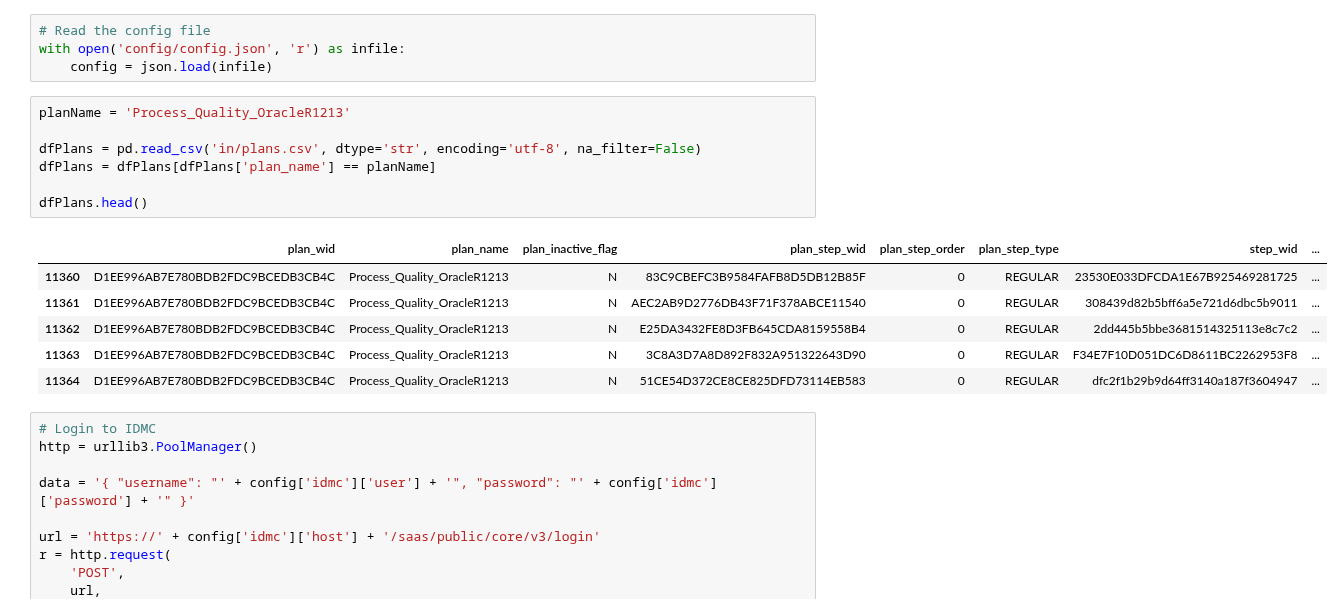
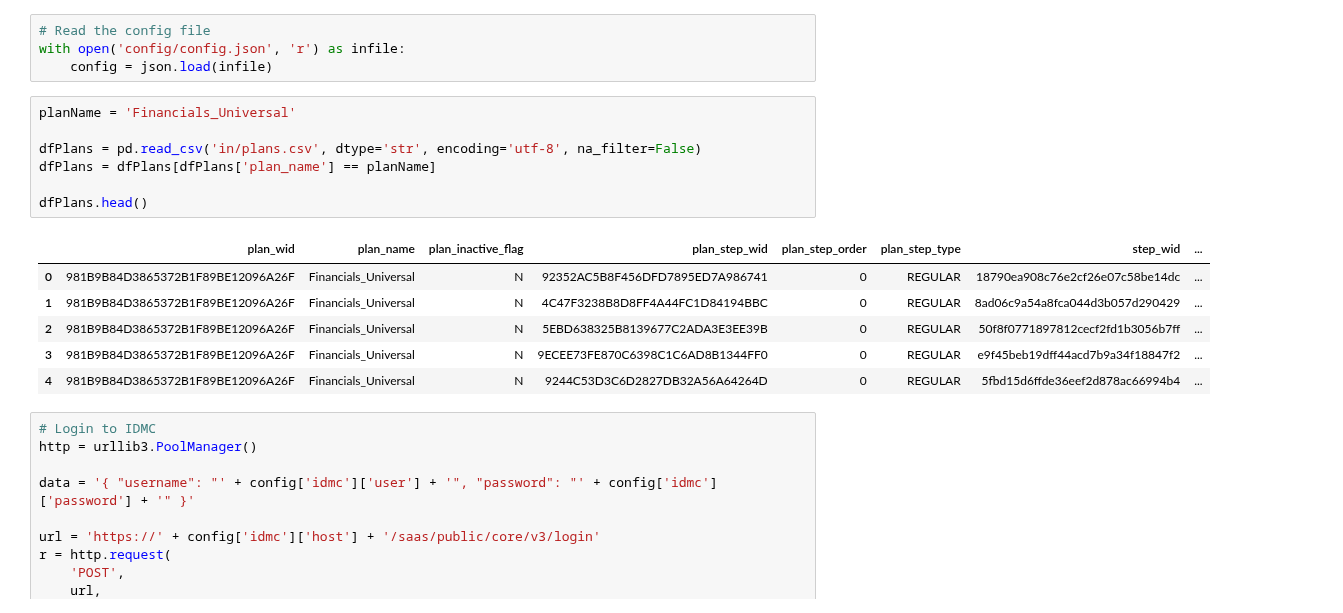
Before and after one commit to jonbowring/dac2idmc2.0, a Jupyter notebook: genTestTasks.ipynb, the cells around one changed output. Saved outputs shown, nothing was run; the diff lists cells and outputs as text.

```diff
--- a/genTestTasks.ipynb
+++ b/genTestTasks.ipynb
@@ -8,19 +8,19 @@ from urllib.parse import quote
 with open('config/config.json', 'r') as infile:
     config = json.load(infile)
 # %%
-planName = 'Process_Quality_OracleR1213'
+planName = 'Financials_Universal'
 
 dfPlans = pd.read_csv('in/plans.csv', dtype='str', encoding='utf-8', na_filter=False)
 dfPlans = dfPlans[dfPlans['plan_name'] == planName]
 
 dfPlans.head()
 # %% [output]
 |  | plan_wid | plan_name | plan_inactive_flag | plan_step_wid | plan_step_order | plan_step_type | step_wid | ... |
-| 11360 | D1EE996AB7E780BDB2FDC9BCEDB3CB4C | Process_Quality_OracleR1213 | N | 83C9CBEFC3B9584FAFB8D5DB12B85F | 0 | REGULAR | 23530E033DFCDA1E67B925469281725 | ... |
-| 11361 | D1EE996AB7E780BDB2FDC9BCEDB3CB4C | Process_Quality_OracleR1213 | N | AEC2AB9D2776DB43F71F378ABCE11540 | 0 | REGULAR | 308439d82b5bff6a5e721d6dbc5b9011 | ... |
-| 11362 | D1EE996AB7E780BDB2FDC9BCEDB3CB4C | Process_Quality_OracleR1213 | N | E25DA3432FE8D3FB645CDA8159558B4 | 0 | REGULAR | 2dd445b5bbe3681514325113e8c7c2 | ... |
-| 11363 | D1EE996AB7E780BDB2FDC9BCEDB3CB4C | Process_Quality_OracleR1213 | N | 3C8A3D7A8D892F832A951322643D90 | 0 | REGULAR | F34E7F10D051DC6D8611BC2262953F8 | ... |
-| 11364 | D1EE996AB7E780BDB2FDC9BCEDB3CB4C | Process_Quality_OracleR1213 | N | 51CE54D372CE8CE825DFD73114EB583 | 0 | REGULAR | dfc2f1b29b9d64ff3140a187f3604947 | ... |
+| 0 | 981B9B84D3865372B1F89BE12096A26F | Financials_Universal | N | 92352AC5B8F456DFD7895ED7A986741 | 0 | REGULAR | 18790ea908c76e2cf26e07c58be14dc | ... |
+| 1 | 981B9B84D3865372B1F89BE12096A26F | Financials_Universal | N | 4C47F3238B8D8FF4A44FC1D84194BBC | 0 | REGULAR | 8ad06c9a54a8fca044d3b057d290429 | ... |
+| 2 | 981B9B84D3865372B1F89BE12096A26F | Financials_Universal | N | 5EBD638325B8139677C2ADA3E3EE39B | 0 | REGULAR | 50f8f0771897812cecf2fd1b3056b7ff | ... |
+| 3 | 981B9B84D3865372B1F89BE12096A26F | Financials_Universal | N | 9ECEE73FE870C6398C1C6AD8B1344FF0 | 0 | REGULAR | e9f45beb19dff44acd7b9a34f18847f2 | ... |
+| 4 | 981B9B84D3865372B1F89BE12096A26F | Financials_Universal | N | 9244C53D3C6D2827DB32A56A64264D | 0 | REGULAR | 5fbd15d6ffde36eef2d878ac66994b4 | ... |
 # %%
 # Login to IDMC
 http = urllib3.PoolManager()
```
Also changed, not shown: parts of 1 cell of this notebook, 1 other file.
